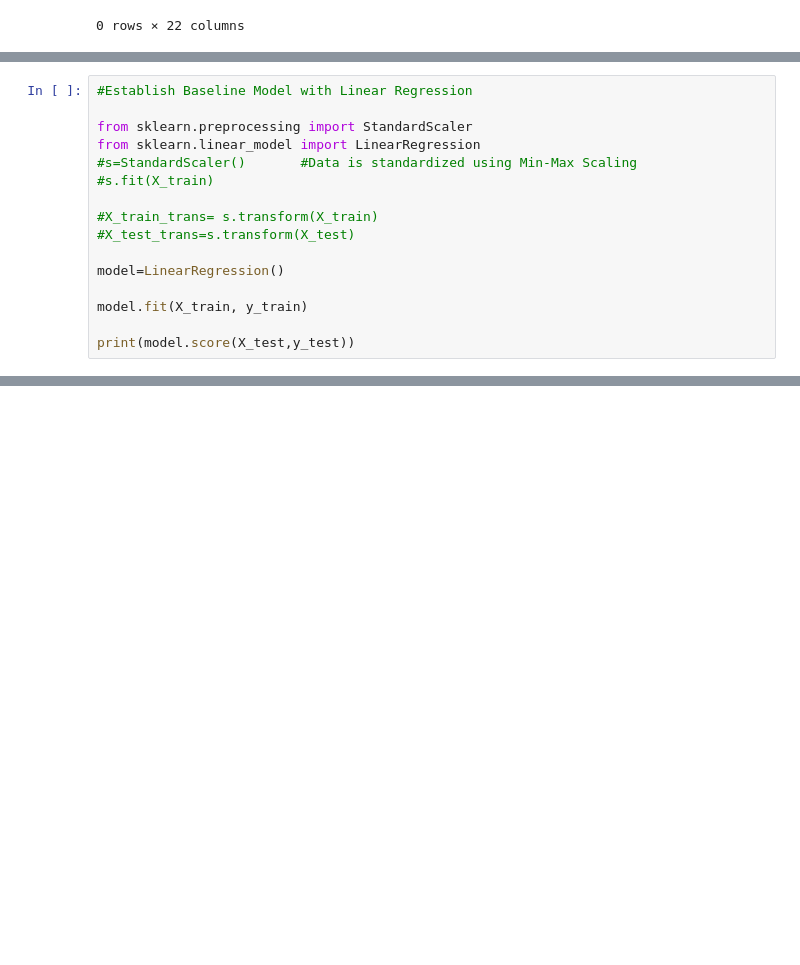
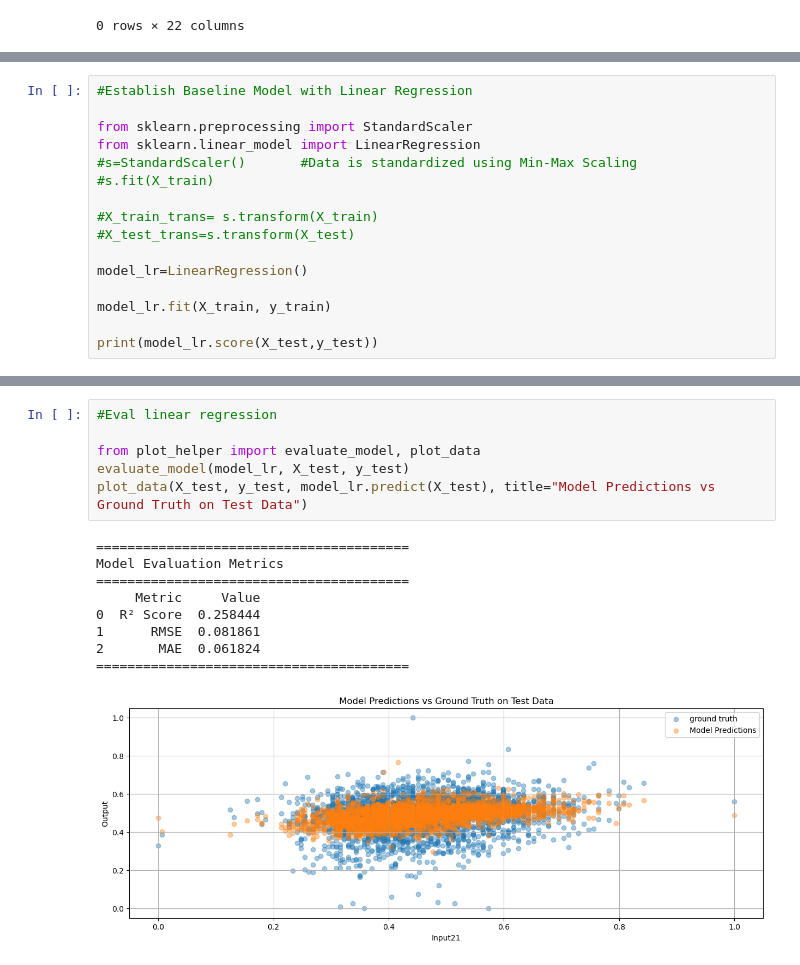
Before and after one commit to marker1401/Steel_Prod_Data, a Jupyter notebook: src/notebooks/notebook.ipynb, the cells around one changed output, grey strips where cells are left out. Drawn from its saved outputs; the diff is of its cells as text; blank space fills up the shorter version.

Commit message:
Added dnnopt(Reduce learn_rate when plateauing), Written readme.md, added eval_helper in plot_helper , added graphs to corresponding models

```diff
--- a/src/notebooks/notebook.ipynb
+++ b/src/notebooks/notebook.ipynb
@@ -140,8 +129,8 @@ from sklearn.linear_model import LinearRegression
 #X_train_trans= s.transform(X_train)
 #X_test_trans=s.transform(X_test)
 
-model=LinearRegression()
+model_lr=LinearRegression()
 
-model.fit(X_train, y_train)
+model_lr.fit(X_train, y_train)
 
-print(model.score(X_test,y_test))
+print(model_lr.score(X_test,y_test))
@@ -239,0 +234,16 @@ plot_data(X_test, y_test, y_pred, title="Model Predictions vs Ground Truth on Te
+# %%
+#Eval linear regression
+
+from plot_helper import evaluate_model, plot_data
+evaluate_model(model_lr, X_test, y_test)
+plot_data(X_test, y_test, model_lr.predict(X_test), title="Model Predictions vs Ground Truth on Test Data")
+# %% [output]
+========================================
+Model Evaluation Metrics
+========================================
+     Metric     Value
+0  R² Score  0.258444
+1      RMSE  0.081861
+2       MAE  0.061824
+========================================
+[figure, added]
```
Also changed, not shown: parts of 22 cells of this notebook, 16 other files.
